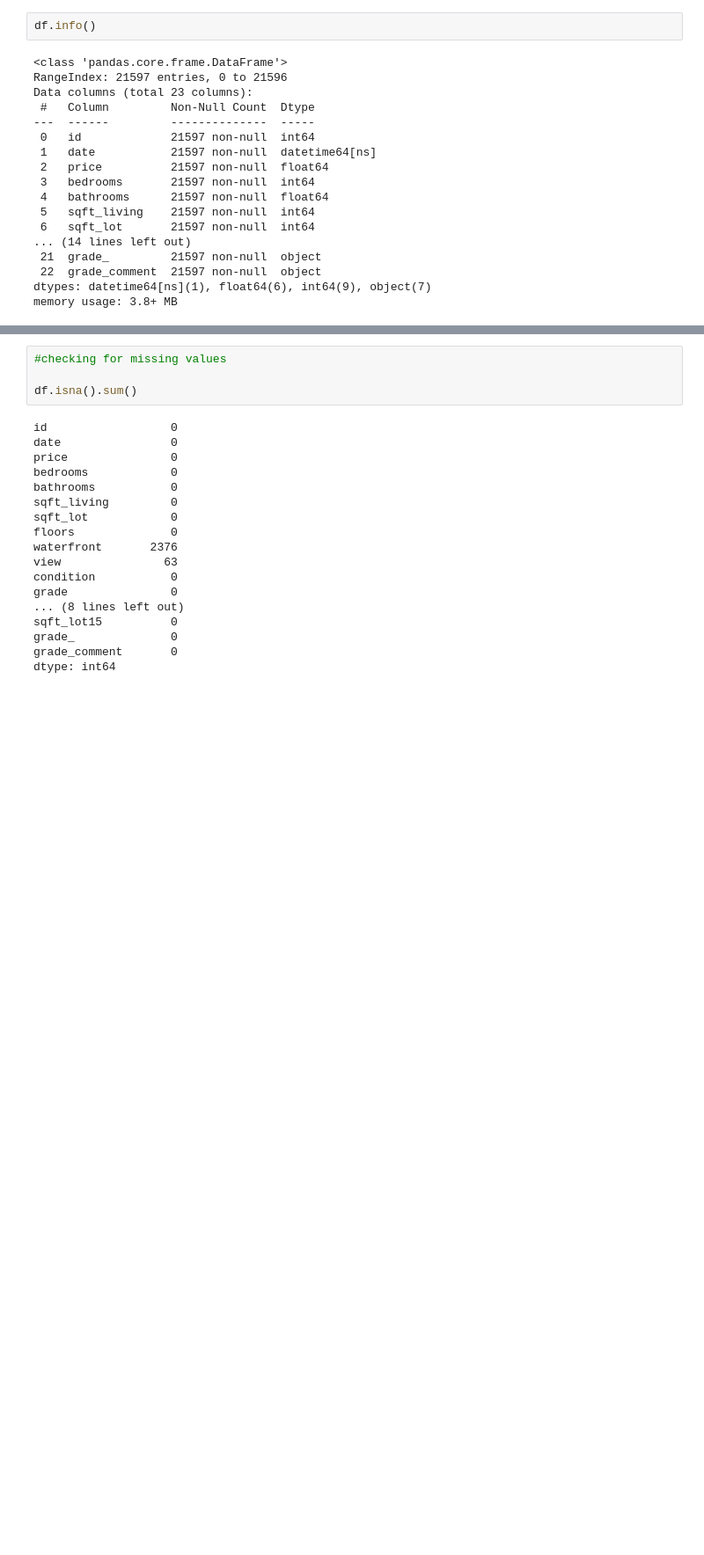
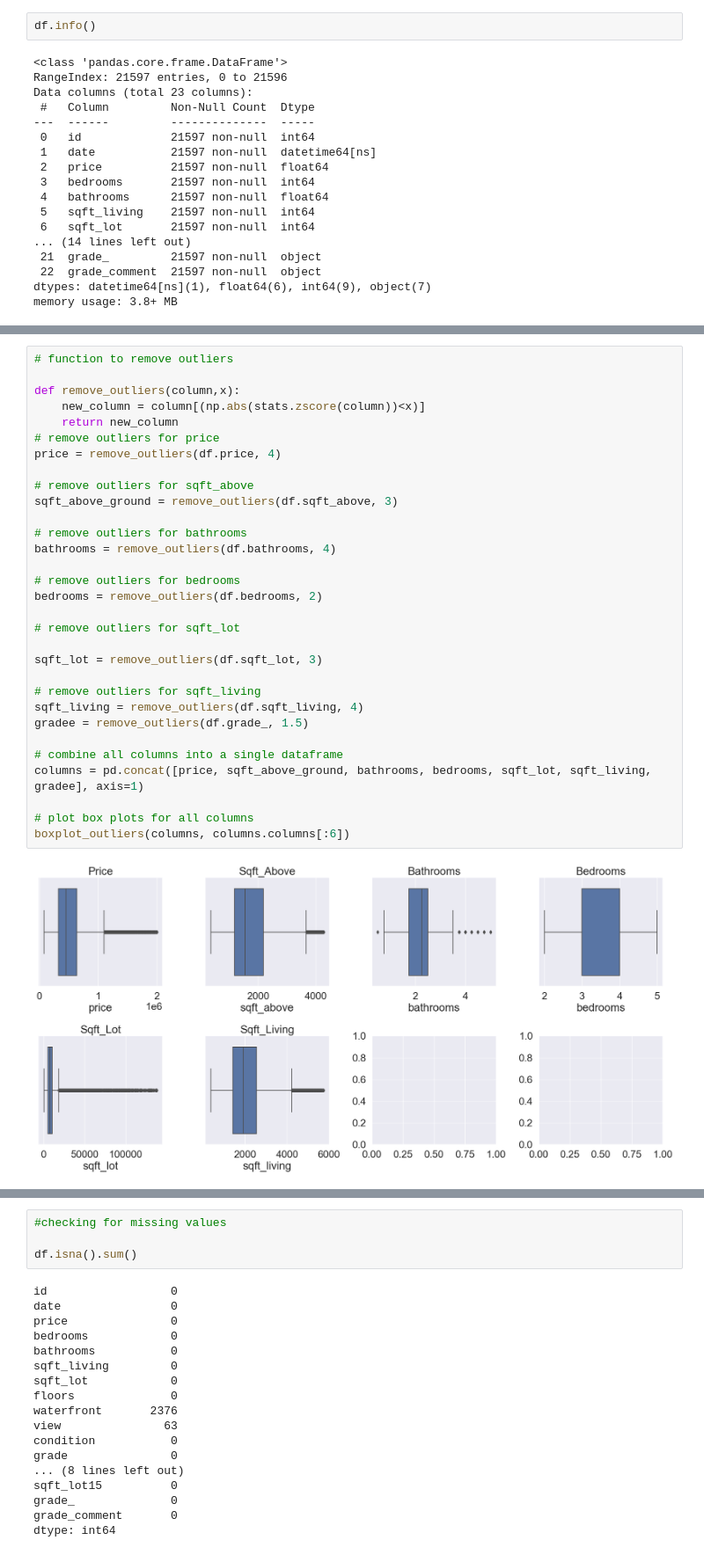
Before and after one commit to Agai-Beryl/Northwestern-County-Real-Estate-Price-Forecast, a Jupyter notebook: student.ipynb, the cells around one changed output, grey strips where cells are left out. Shown at 88% size. Drawn from its saved outputs; the diff is of its cells as text; blank space fills up the shorter version.

```diff
--- a/student.ipynb
+++ b/student.ipynb
@@ -177,0 +233,33 @@ df[["bedrooms","bathrooms","sqft_living","sqft_lot","floors","sqft_above","sqft_
+# %%
+# function to remove outliers
+
+def remove_outliers(column,x):
+    new_column = column[(np.abs(stats.zscore(column))<x)]
+    return new_column
+# remove outliers for price
+price = remove_outliers(df.price, 4)
+
+# remove outliers for sqft_above
+sqft_above_ground = remove_outliers(df.sqft_above, 3)
+
+# remove outliers for bathrooms
+bathrooms = remove_outliers(df.bathrooms, 4)
+
+# remove outliers for bedrooms
+bedrooms = remove_outliers(df.bedrooms, 2)
+
+# remove outliers for sqft_lot
+
+sqft_lot = remove_outliers(df.sqft_lot, 3)
+
+# remove outliers for sqft_living
+sqft_living = remove_outliers(df.sqft_living, 4)
+gradee = remove_outliers(df.grade_, 1.5)
+
+# combine all columns into a single dataframe
+columns = pd.concat([price, sqft_above_ground, bathrooms, bedrooms, sqft_lot, sqft_living, gradee], axis=1)
+
+# plot box plots for all columns
+boxplot_outliers(columns, columns.columns[:6])
+# %% [output]
+[figure, added]
```
Also changed, not shown: parts of 14 cells of this notebook.
